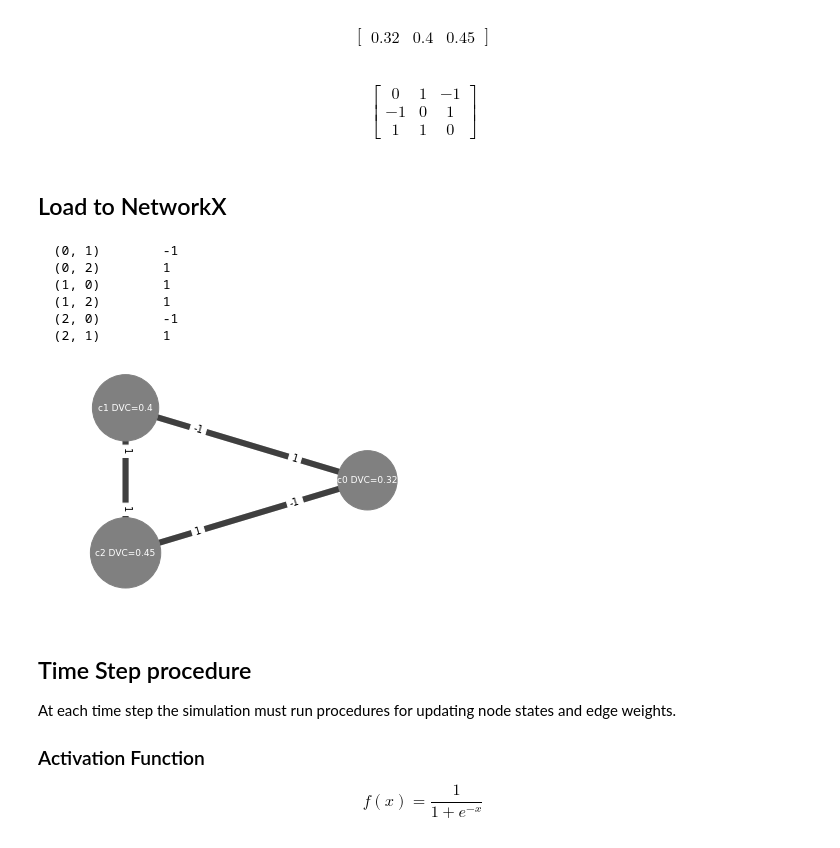
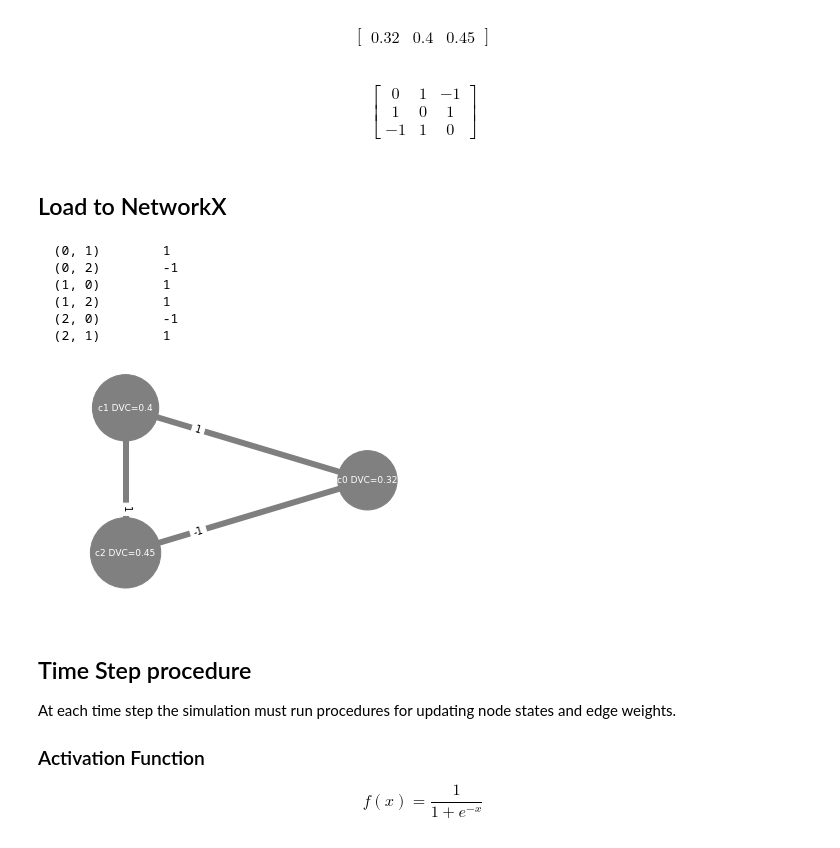
Before and after one commit to CA-Lab/FCM_Niche_Construction, a Jupyter notebook: hopfield.ipynb, the cells around one changed output. Cells and saved outputs as stored; diff of their text form; code cells hidden in the pictures.

```diff
--- a/hopfield.ipynb
+++ b/hopfield.ipynb
@@ -30,34 +30,34 @@ Matrix([c, ])
 $$\left[\begin{matrix}0.32 & 0.4 & 0.45\end{matrix}\right]$$
 # %%
 w = np.array([[0,  1, -1],
-              [-1, 0,  1],
-              [1,  1,  0]])
+              [1,  0,  1],
+              [-1, 1,  0]])
 Matrix(w)
 # %% [output]
-$$\left[\begin{matrix}0 & 1 & -1\\-1 & 0 & 1\\1 & 1 & 0\end{matrix}\right]$$
+$$\left[\begin{matrix}0 & 1 & -1\\1 & 0 & 1\\-1 & 1 & 0\end{matrix}\right]$$
 # %% [markdown]
 ## Load to NetworkX
 # %%
 # create directed graph from adjacency matrix w
-g = nx.DiGraph(w.swapaxes(0, 1))
+g = nx.Graph(w.swapaxes(0, 1))
 
 # set node states
 for n in g.nodes:
     g.add_node(n, dvc=c[n])
 
 
 # sanity check
 print nx.adjacency_matrix(g)
 
 draw_graph(g)
 # %% [output]
-  (0, 1)        -1
-  (0, 2)        1
+  (0, 1)        1
+  (0, 2)        -1
   (1, 0)        1
   (1, 2)        1
   (2, 0)        -1
   (2, 1)        1
-[figure, old version]
+[figure, new version]
 # %% [markdown]
 ## Time Step procedure
 
```
Also changed, not shown: parts of 3 cells of this notebook.
